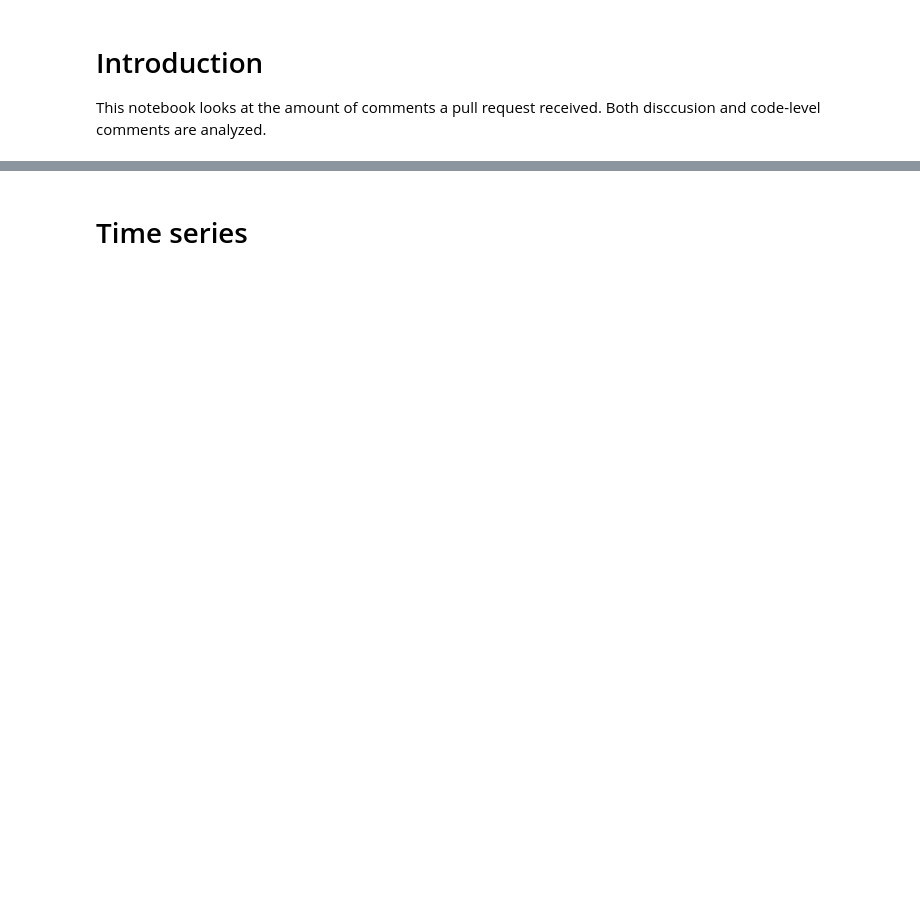
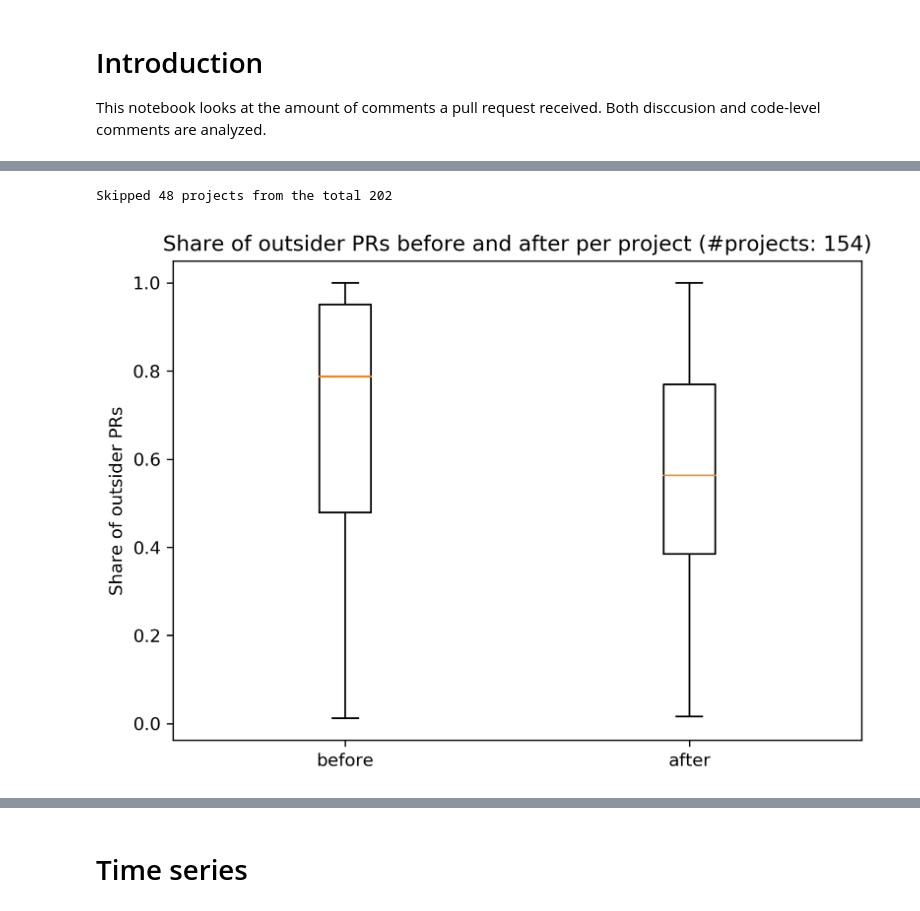
Before and after one commit to TheDutchDevil/code_reviews, a Jupyter notebook: analysis/share_of_comments.ipynb, the cells around one changed output, grey strips where cells are left out. Drawn from its saved outputs; the diff is of its cells as text; code cells hidden in the pictures; blank space fills up the shorter version.

```diff
--- a/analysis/share_of_comments.ipynb
+++ b/analysis/share_of_comments.ipynb
@@ -261,0 +358,15 @@ Ttest_relResult(statistic=-5.869848336639523, pvalue=2.2317912451459622e-07)
+# %%
+print("Skipped {} projects from the total {}".format(skipped, len(projects)))
+
+plt.figure(figsize=(7,5))
+
+plt.title("Share of outsider PRs before and after per project (#projects: {})".format(len(shares_outsider_before)))
+plt.ylabel("Share of outsider PRs")
+
+plt.boxplot([shares_outsider_before, shares_outsider_after])
+plt.xticks(np.arange(2) + 1, ["before", "after"])
+
+plt.show()
+# %% [output]
+Skipped 48 projects from the total 202
+[figure, added]
```
Also changed, not shown: parts of 13 cells of this notebook, 4 other files.
